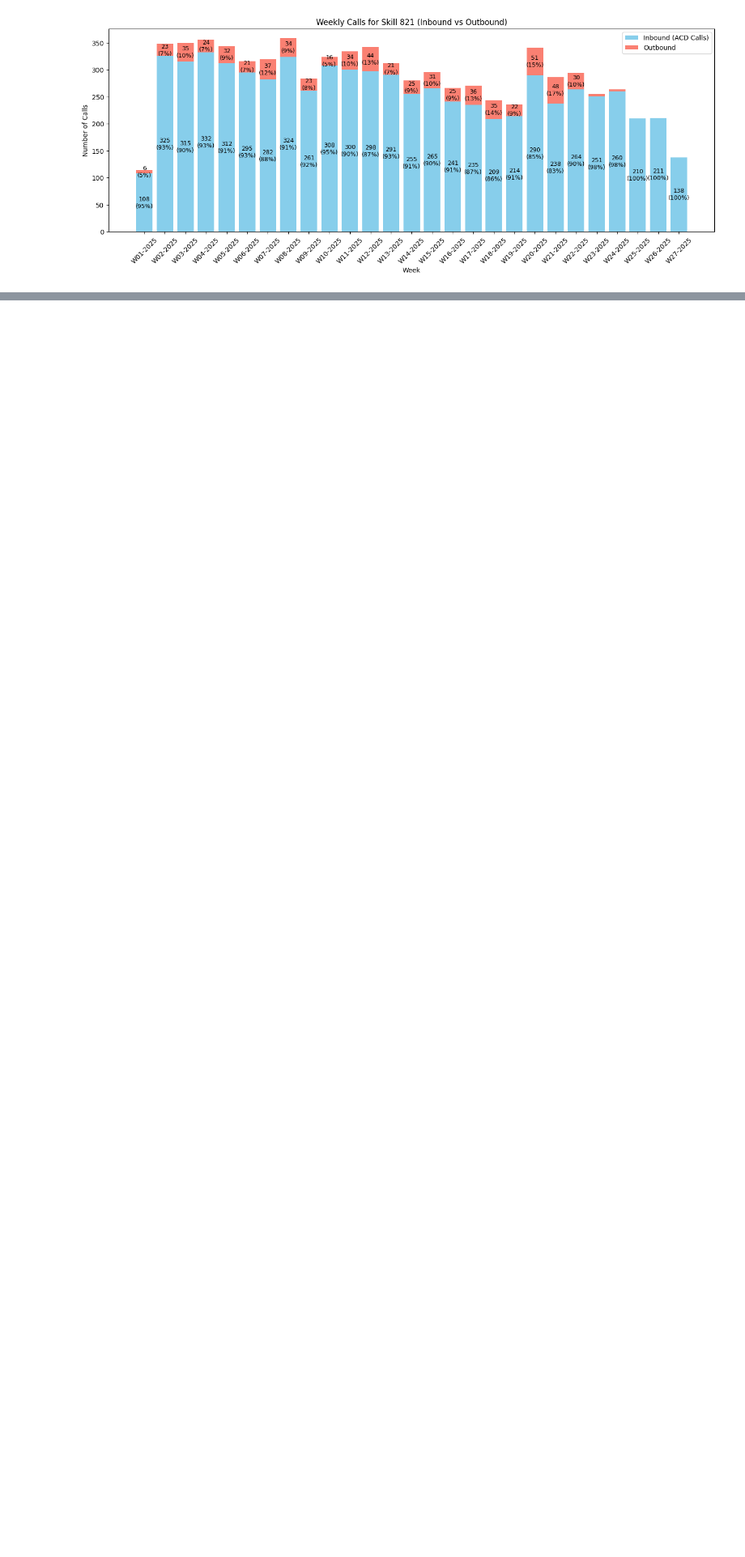
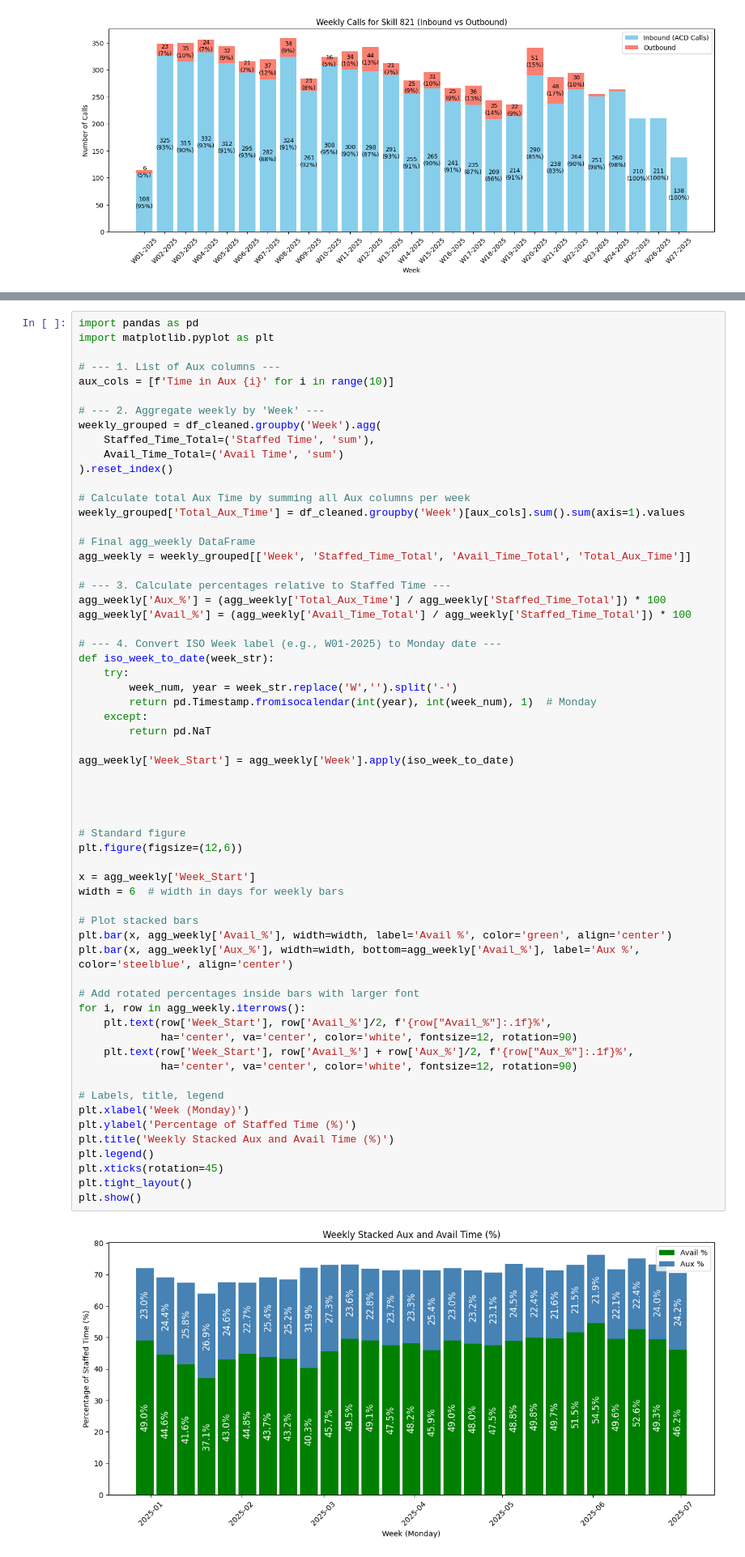
Before and after one commit to avtmarquardt-png/DPP_Callcenter, a Jupyter notebook: notebooks/Explore_CC_perf.ipynb, the cells around one changed output, grey strips where cells are left out. Shown at 81% size. Cells and saved outputs as stored; diff of their text form; blank space fills up the shorter version.

```diff
--- a/notebooks/Explore_CC_perf.ipynb
+++ b/notebooks/Explore_CC_perf.ipynb
@@ -603,0 +627,63 @@ AttributeError: 'Series' object has no attribute 'append'
+# %%
+import pandas as pd
+import matplotlib.pyplot as plt
+
+# --- 1. List of Aux columns ---
+aux_cols = [f'Time in Aux {i}' for i in range(10)]
+
+# --- 2. Aggregate weekly by 'Week' ---
+weekly_grouped = df_cleaned.groupby('Week').agg(
+    Staffed_Time_Total=('Staffed Time', 'sum'),
+    Avail_Time_Total=('Avail Time', 'sum')
+).reset_index()
+
+# Calculate total Aux Time by summing all Aux columns per week
+weekly_grouped['Total_Aux_Time'] = df_cleaned.groupby('Week')[aux_cols].sum().sum(axis=1).values
+
+# Final agg_weekly DataFrame
+agg_weekly = weekly_grouped[['Week', 'Staffed_Time_Total', 'Avail_Time_Total', 'Total_Aux_Time']]
+
+# --- 3. Calculate percentages relative to Staffed Time ---
+agg_weekly['Aux_%'] = (agg_weekly['Total_Aux_Time'] / agg_weekly['Staffed_Time_Total']) * 100
+agg_weekly['Avail_%'] = (agg_weekly['Avail_Time_Total'] / agg_weekly['Staffed_Time_Total']) * 100
+
+# --- 4. Convert ISO Week label (e.g., W01-2025) to Monday date ---
+def iso_week_to_date(week_str):
+    try:
+        week_num, year = week_str.replace('W','').split('-')
+        return pd.Timestamp.fromisocalendar(int(year), int(week_num), 1)  # Monday
+    except:
+        return pd.NaT
+
+agg_weekly['Week_Start'] = agg_weekly['Week'].apply(iso_week_to_date)
+
+
+
+
+# Standard figure
+plt.figure(figsize=(12,6))
+
+x = agg_weekly['Week_Start']
+width = 6  # width in days for weekly bars
+
+# Plot stacked bars
+plt.bar(x, agg_weekly['Avail_%'], width=width, label='Avail %', color='green', align='center')
+plt.bar(x, agg_weekly['Aux_%'], width=width, bottom=agg_weekly['Avail_%'], label='Aux %', color='steelblue', align='center')
+
+# Add rotated percentages inside bars with larger font
+for i, row in agg_weekly.iterrows():
+    plt.text(row['Week_Start'], row['Avail_%']/2, f'{row["Avail_%"]:.1f}%',
+             ha='center', va='center', color='white', fontsize=12, rotation=90)
+    plt.text(row['Week_Start'], row['Avail_%'] + row['Aux_%']/2, f'{row["Aux_%"]:.1f}%',
+             ha='center', va='center', color='white', fontsize=12, rotation=90)
+
+# Labels, title, legend
+plt.xlabel('Week (Monday)')
+plt.ylabel('Percentage of Staffed Time (%)')
+plt.title('Weekly Stacked Aux and Avail Time (%)')
+plt.legend()
+plt.xticks(rotation=45)
+plt.tight_layout()
+plt.show()
+# %% [output]
+[figure, added]
```
Also changed, not shown: parts of 8 cells of this notebook, 1 other file.
